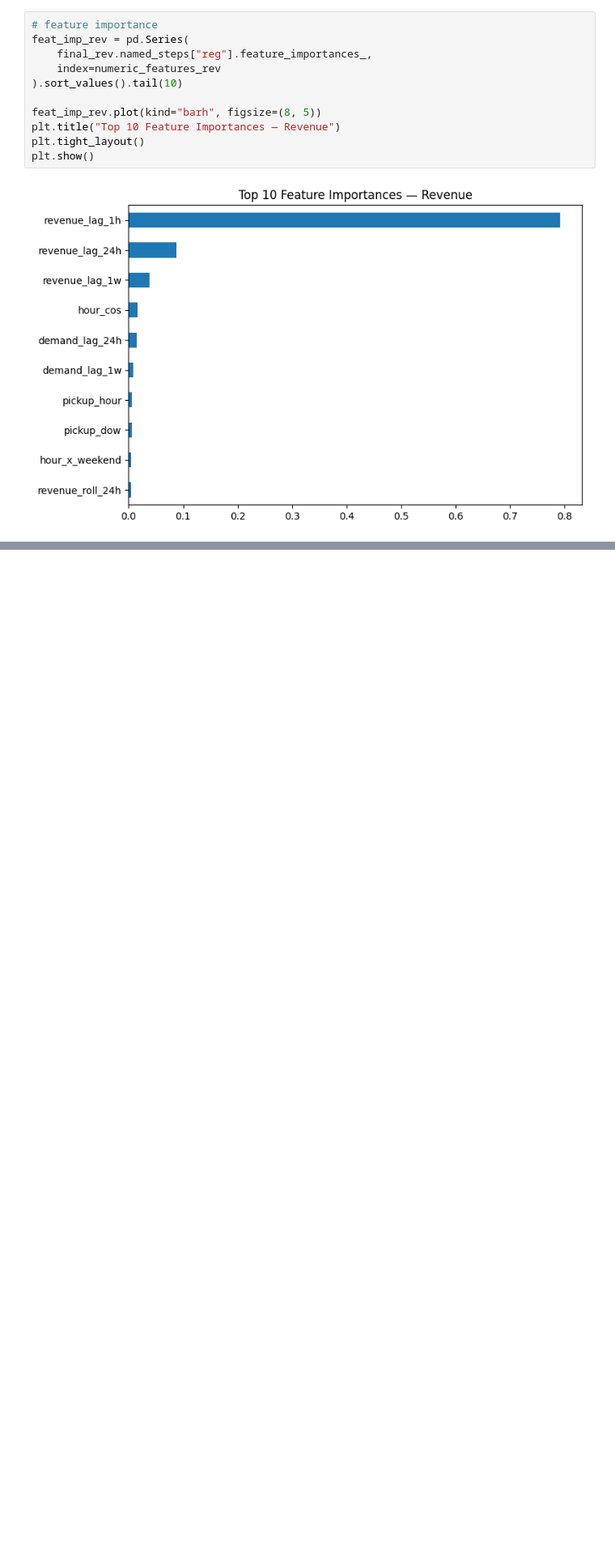
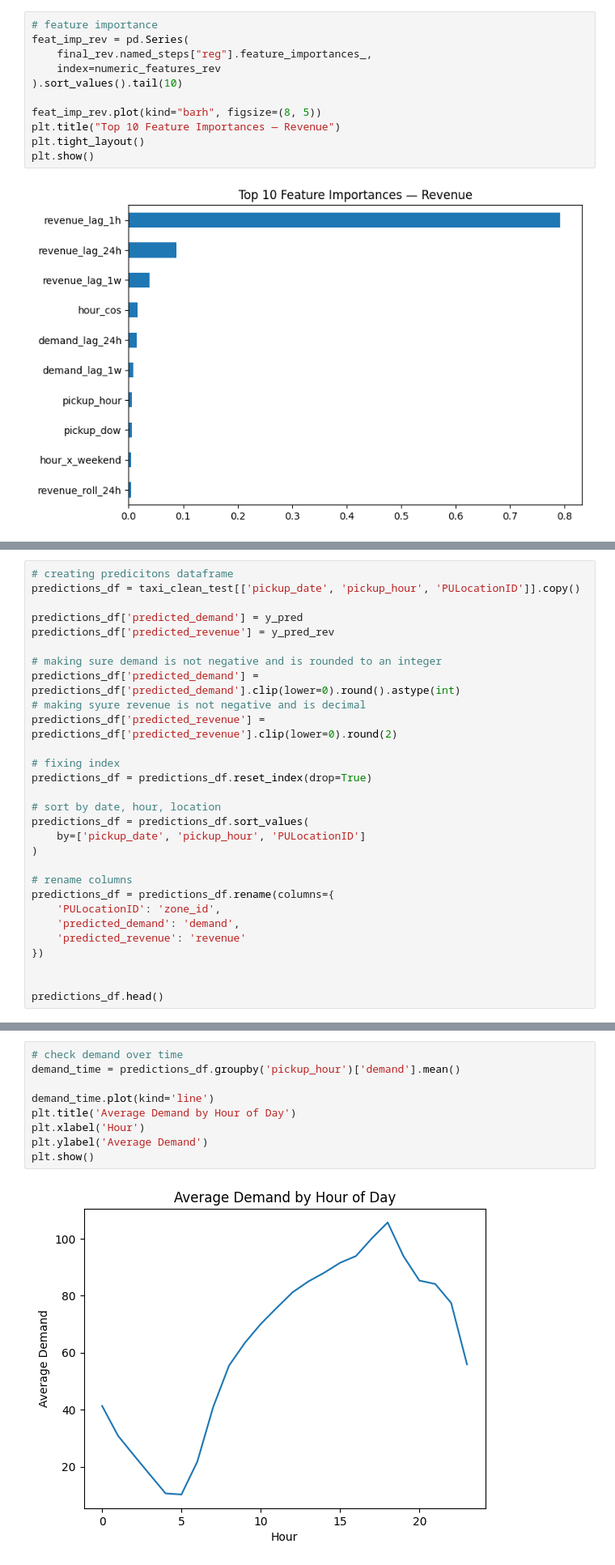
Before and after one commit to kaleater22/ID5059_Group_Project, a Jupyter notebook: ID5059 Group Project.ipynb, the cells around one changed output, grey strips where cells are left out. Shown at 81% size. Cells and saved outputs as stored; diff of their text form; blank space fills up the shorter version.

Commit message:
Compiling prediction.csv file

```diff
--- a/ID5059 Group Project.ipynb
+++ b/ID5059 Group Project.ipynb
@@ -1276,0 +1269,29 @@ plt.show()
+# %%
+# creating predicitons dataframe
+predictions_df = taxi_clean_test[['pickup_date', 'pickup_hour', 'PULocationID']].copy()
+
+predictions_df['predicted_demand'] = y_pred
+predictions_df['predicted_revenue'] = y_pred_rev
+
+# making sure demand is not negative and is rounded to an integer
+predictions_df['predicted_demand'] = predictions_df['predicted_demand'].clip(lower=0).round().astype(int)
+# making syure revenue is not negative and is decimal
+predictions_df['predicted_revenue'] = predictions_df['predicted_revenue'].clip(lower=0).round(2)
+
+# fixing index
+predictions_df = predictions_df.reset_index(drop=True)
+
+# sort by date, hour, location
+predictions_df = predictions_df.sort_values(
+    by=['pickup_date', 'pickup_hour', 'PULocationID']
+)
+
+# rename columns
+predictions_df = predictions_df.rename(columns={
+    'PULocationID': 'zone_id',
+    'predicted_demand': 'demand',
+    'predicted_revenue': 'revenue'
+})
+
+
+predictions_df.head()
@@ -1276,0 +1310,11 @@ plt.show()
+# %%
+# check demand over time
+demand_time = predictions_df.groupby('pickup_hour')['demand'].mean()
+
+demand_time.plot(kind='line')
+plt.title('Average Demand by Hour of Day')
+plt.xlabel('Hour')
+plt.ylabel('Average Demand')
+plt.show()
+# %% [output]
+[figure, added]
```
Also changed, not shown: parts of 17 cells of this notebook, 1 other file.
